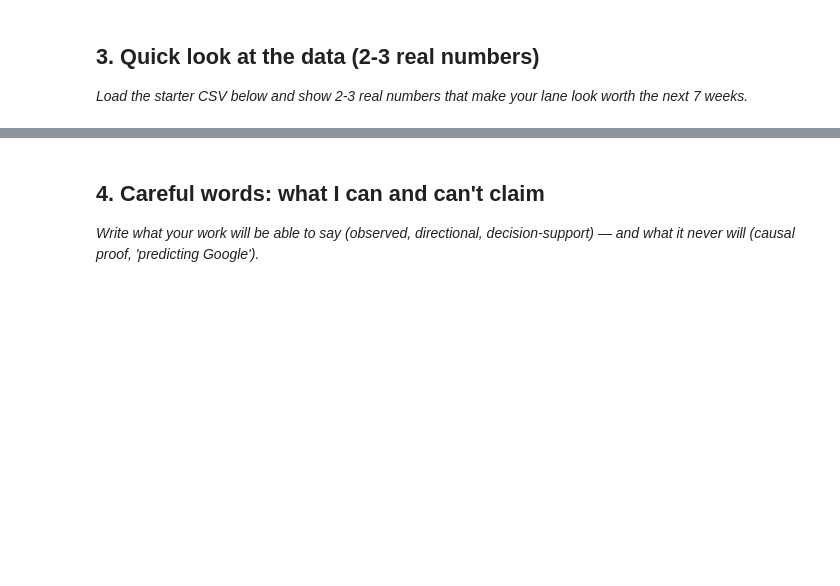
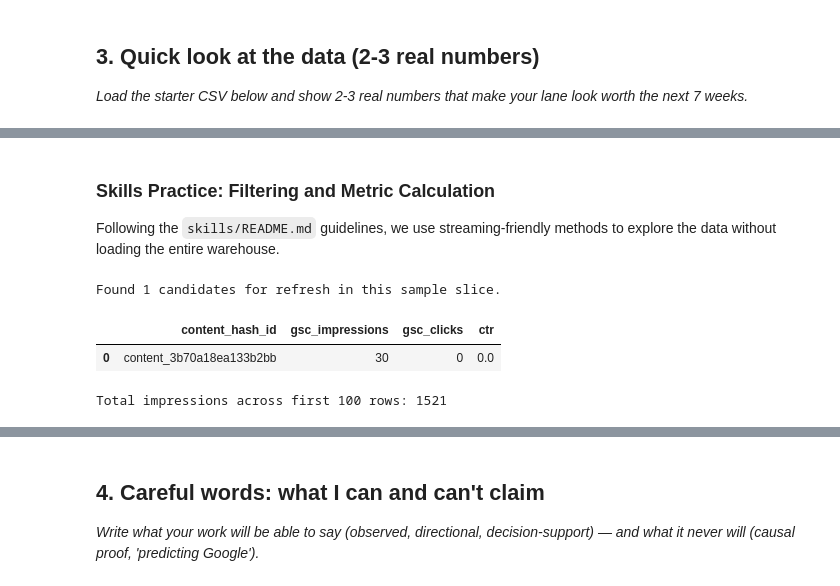
Before and after one commit to MuhammadFaizan0023/FlyRank_Week1_Assignment1, a Jupyter notebook: work/notebooks/w01_research_question.ipynb, the cells around one changed output, grey strips where cells are left out. Cells and saved outputs as stored; diff of their text form; code cells hidden in the pictures; blank space fills up the shorter version.

```diff
--- a/work/notebooks/w01_research_question.ipynb
+++ b/work/notebooks/w01_research_question.ipynb
@@ -29,0 +80,28 @@ This skeleton is yours to fill. Work the sections **in order** — each one has
+# %% [markdown]
+### Skills Practice: Filtering and Metric Calculation
+Following the `skills/README.md` guidelines, we use streaming-friendly methods to explore the data without loading the entire warehouse.
+# %%
+# Example: Calculate CTR for the sample to identify low-performing content
+df_sample['ctr'] = (df_sample['gsc_clicks'] / df_sample['gsc_impressions']).fillna(0)
+
+# Filter for content with high impressions but low clicks (potential for refresh)
+needs_refresh = df_sample[(df_sample['gsc_impressions'] > 10) & (df_sample['ctr'] < 0.02)]
+
+print(f"Found {len(needs_refresh)} candidates for refresh in this sample slice.")
+display(needs_refresh[['content_hash_id', 'gsc_impressions', 'gsc_clicks', 'ctr']])
+# %% [output]
+Found 1 candidates for refresh in this sample slice.
+|  | content_hash_id | gsc_impressions | gsc_clicks | ctr |
+| 0 | content_3b70a18ea133b2bb | 30 | 0 | 0.0 |
+# %%
+# Example: Skill - Aggregating streaming data manually
+# Since we can't .groupby() the whole stream easily, we iterate:
+total_impressions = 0
+limit = 100
+
+for i, row in enumerate(ds.take(limit)):
+    total_impressions += row['gsc_impressions']
+
+print(f"Total impressions across first {limit} rows: {total_impressions}")
+# %% [output]
+Total impressions across first 100 rows: 1521
```
Also changed, not shown: parts of 12 cells of this notebook.
